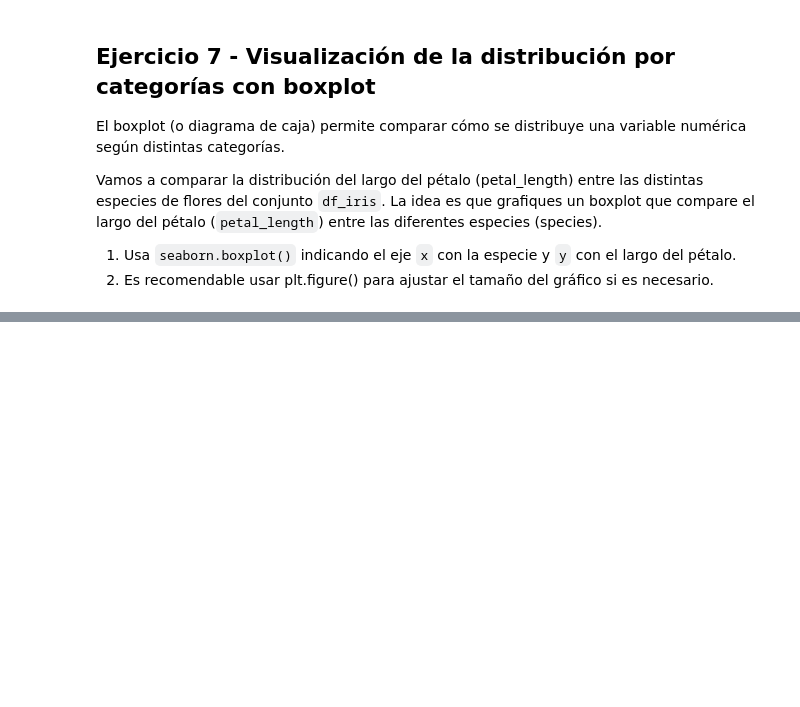
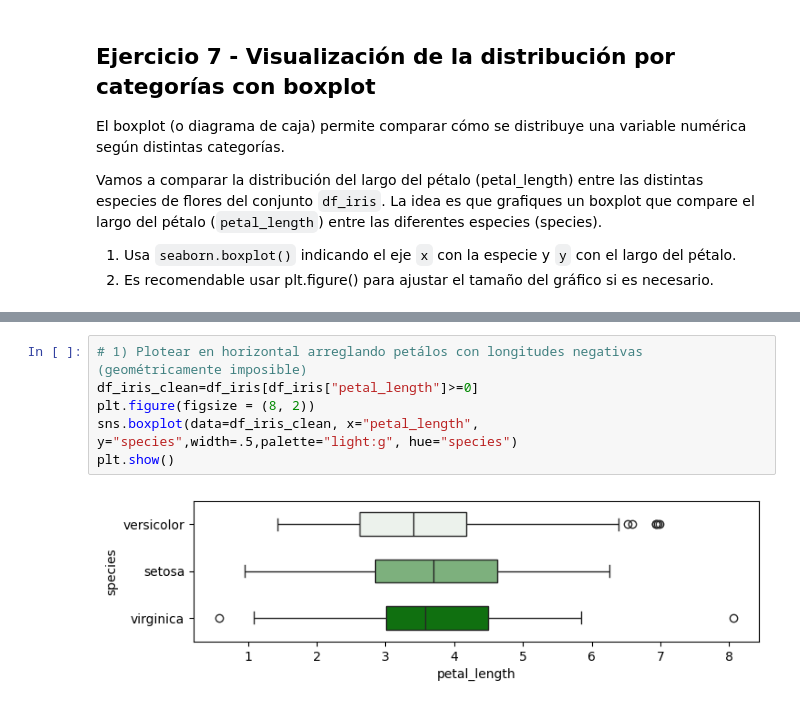
Before and after one commit to cbadil12/visualization-exercises-with-matplot-and-seaborn, a Jupyter notebook: notebook/problems.es.ipynb, the cells around one changed output, grey strips where cells are left out. Drawn from its saved outputs; the diff is of its cells as text; blank space fills up the shorter version.

```diff
--- a/notebook/problems.es.ipynb
+++ b/notebook/problems.es.ipynb
@@ -287,0 +297,8 @@ Vamos a comparar la distribución del largo del pétalo (petal_length) entre las
+# %%
+# 1) Plotear en horizontal arreglando petálos con longitudes negativas (geométricamente imposible)
+df_iris_clean=df_iris[df_iris["petal_length"]>=0]
+plt.figure(figsize = (8, 2))
+sns.boxplot(data=df_iris_clean, x="petal_length", y="species",width=.5,palette="light:g", hue="species")
+plt.show()
+# %% [output]
+[figure, added]
```
Also changed, not shown: parts of 8 cells of this notebook.
